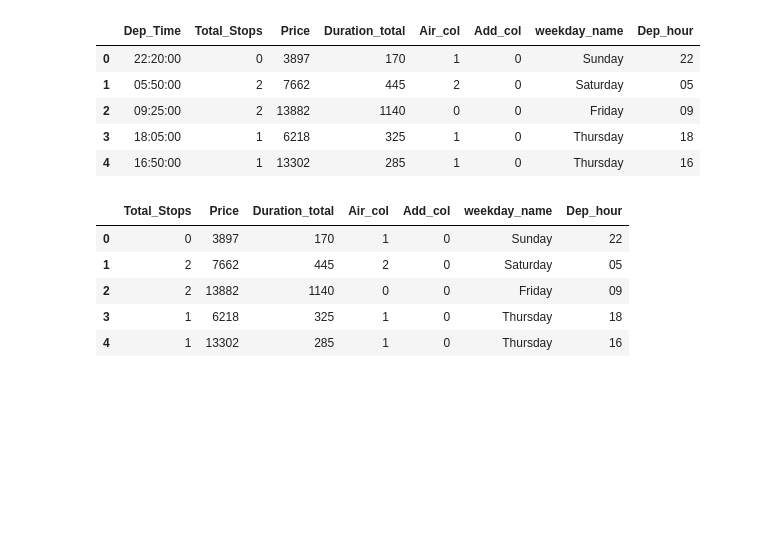
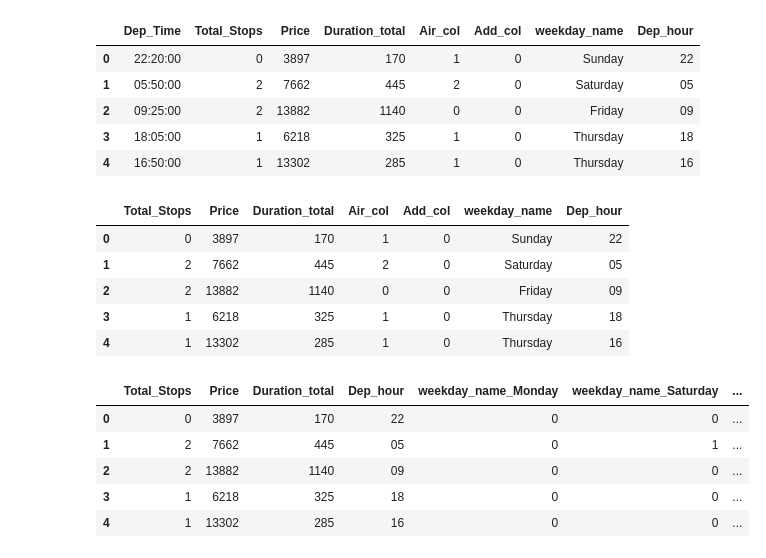
Before and after one commit to skfkeh/MachineLearning_proj, a Jupyter notebook: JY/Airplane.ipynb, the cells around one changed output. Cells and saved outputs as stored; diff of their text form; code cells hidden in the pictures; blank space fills up the shorter version.

```diff
--- a/JY/Airplane.ipynb
+++ b/JY/Airplane.ipynb
@@ -307,6 +307,13 @@ df.head()
 | 3 | 1 | 6218 | 325 | 1 | 0 | Thursday | 18 |
 | 4 | 1 | 13302 | 285 | 1 | 0 | Thursday | 16 |
 # %%
-# # 범주형 변수 처리
-# df = pd.get_dummies(df, columns=['weekday_name'],drop_first=True)
-# df.head()
+# 범주형 변수 처리
+df = pd.get_dummies(df, columns=['weekday_name','Add_col','Air_col'],drop_first=True)
+df.head()
+# %% [output]
+|  | Total_Stops | Price | Duration_total | Dep_hour | weekday_name_Monday | weekday_name_Saturday | ... |
+| 0 | 0 | 3897 | 170 | 22 | 0 | 0 | ... |
+| 1 | 2 | 7662 | 445 | 05 | 0 | 1 | ... |
+| 2 | 2 | 13882 | 1140 | 09 | 0 | 0 | ... |
+| 3 | 1 | 6218 | 325 | 18 | 0 | 0 | ... |
+| 4 | 1 | 13302 | 285 | 16 | 0 | 0 | ... |
```
